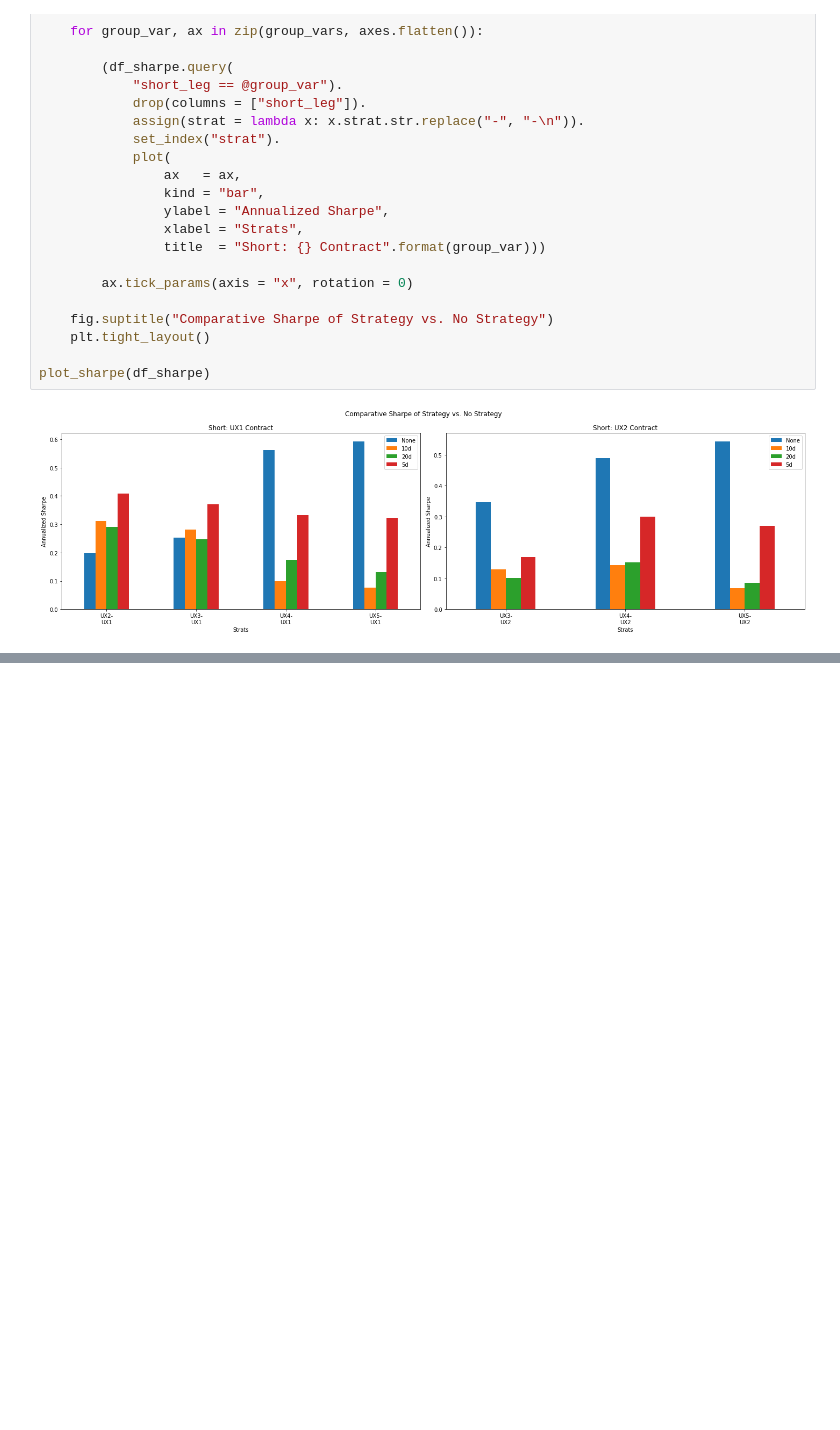
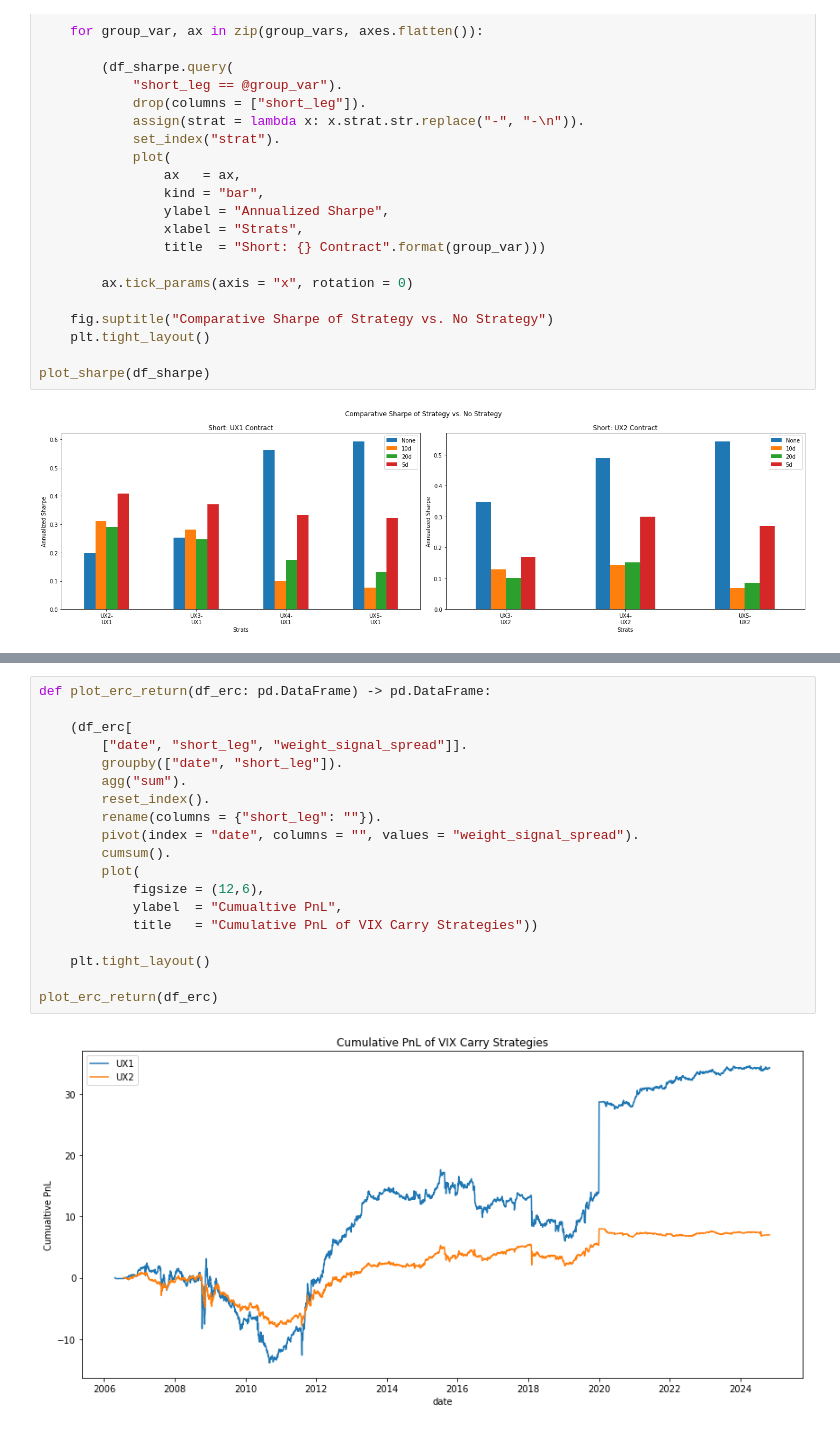
Before and after one commit to diegodalvarez/VIXCurveStrategies, a Jupyter notebook: root/notebook/VVIXZScoreReturns.ipynb, the cells around one changed output, grey strips where cells are left out. Cells and saved outputs as stored; diff of their text form; blank space fills up the shorter version.

```diff
--- a/root/notebook/VVIXZScoreReturns.ipynb
+++ b/root/notebook/VVIXZScoreReturns.ipynb
@@ -84,0 +233,21 @@ plot_sharpe(df_sharpe)
+# %%
+def plot_erc_return(df_erc: pd.DataFrame) -> pd.DataFrame:
+
+    (df_erc[
+        ["date", "short_leg", "weight_signal_spread"]].
+        groupby(["date", "short_leg"]).
+        agg("sum").
+        reset_index().
+        rename(columns = {"short_leg": ""}).
+        pivot(index = "date", columns = "", values = "weight_signal_spread").
+        cumsum().
+        plot(
+            figsize = (12,6),
+            ylabel  = "Cumualtive PnL",
+            title   = "Cumulative PnL of VIX Carry Strategies"))
+
+    plt.tight_layout()
+
+plot_erc_return(df_erc)
+# %% [output]
+[figure, added]
```
Also changed, not shown: parts of 7 cells of this notebook, 1 other file.
